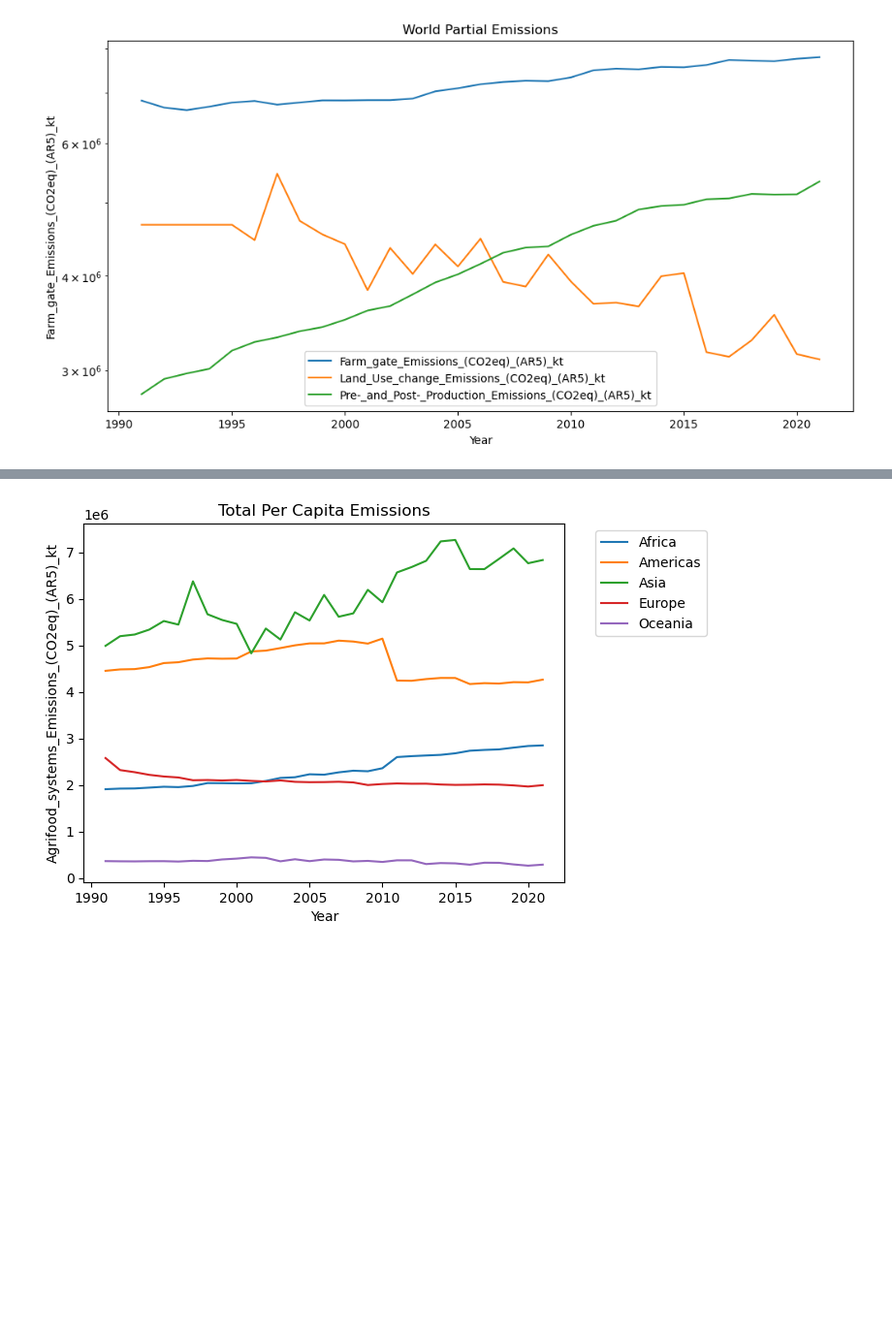
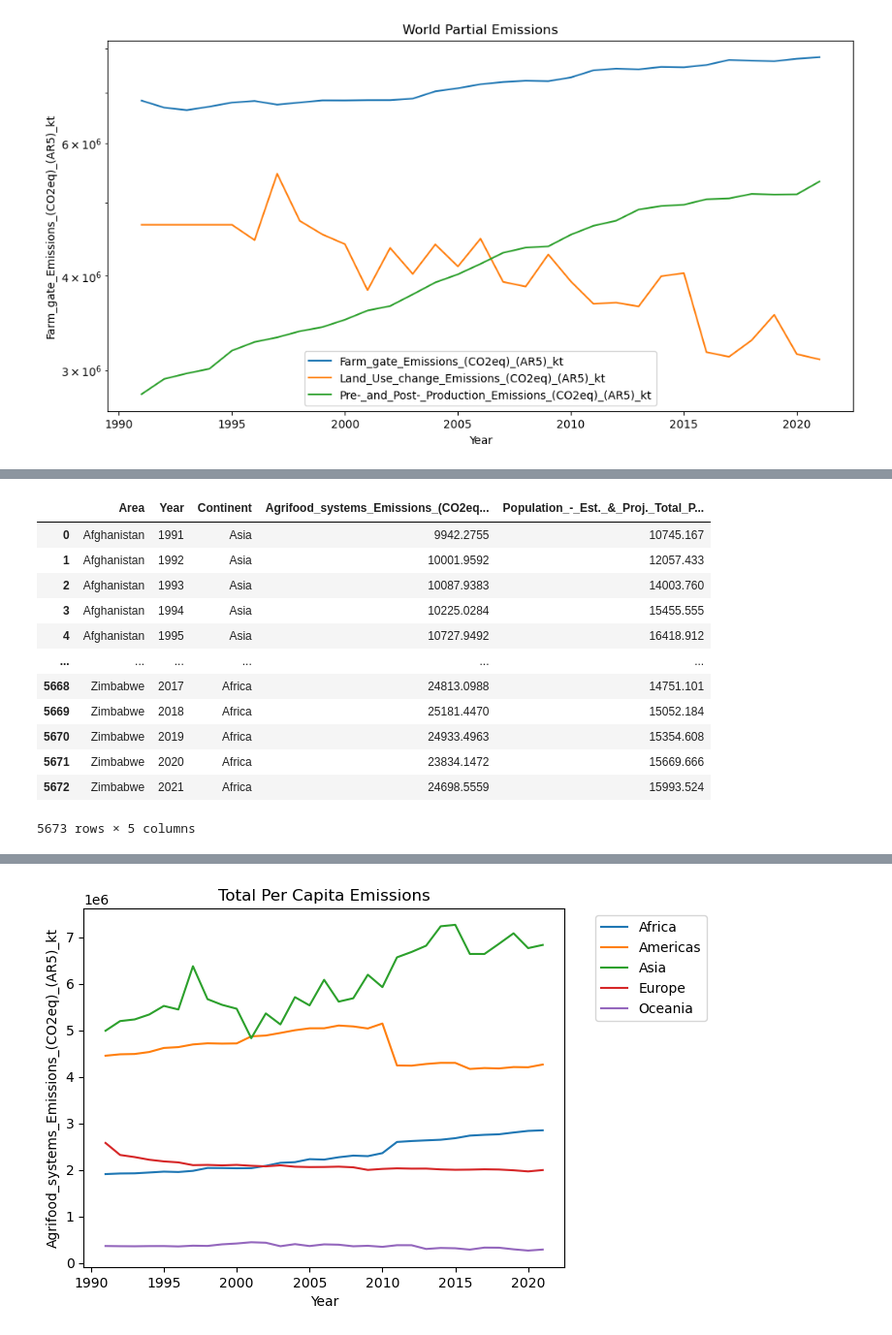
Before and after one commit to ezemriv/FAO-Food-CO2-Footprint, a Jupyter notebook: country_emissions/05_descriptive_plots.ipynb, the cells around one changed output, grey strips where cells are left out. Shown at 97% size. Saved outputs shown, nothing was run; the diff lists cells and outputs as text; code cells hidden in the pictures; blank space fills up the shorter version.

```diff
--- a/country_emissions/05_descriptive_plots.ipynb
+++ b/country_emissions/05_descriptive_plots.ipynb
@@ -40,0 +106,28 @@ plt.show()
+# %%
+continent_df = pd.read_csv("../data/FAOSTAT/clean_data/food_trading/country_to_continent.csv")
+# %%
+plot_data = data[data['Area Code'] < 1000]
+plot_data = pd.merge(plot_data, continent_df, left_on='Area', right_on='Country', how='left')
+plot_data = plot_data.dropna()
+# %%
+# Agrupar por 'Area', 'Year', y sumar 'total_col' y pop_col
+grouped_data = plot_data.groupby(['Area', 'Year', 'Continent']).agg(
+    {total_col: 'sum', pop_col: 'sum'}).reset_index()
+
+# Filtrar los datos entre 1990 y 2021
+filtered_data = grouped_data[(grouped_data['Year'] >= 1990) & (grouped_data['Year'] <= 2021)]
+filtered_data
+# %% [output]
+|  | Area | Year | Continent | Agrifood_systems_Emissions_(CO2eq... | Population_-_Est._&_Proj._Total_P... |
+| 0 | Afghanistan | 1991 | Asia | 9942.2755 | 10745.167 |
+| 1 | Afghanistan | 1992 | Asia | 10001.9592 | 12057.433 |
+| 2 | Afghanistan | 1993 | Asia | 10087.9383 | 14003.760 |
+| 3 | Afghanistan | 1994 | Asia | 10225.0284 | 15455.555 |
+| 4 | Afghanistan | 1995 | Asia | 10727.9492 | 16418.912 |
+| ... | ... | ... | ... | ... | ... |
+| 5668 | Zimbabwe | 2017 | Africa | 24813.0988 | 14751.101 |
+| 5669 | Zimbabwe | 2018 | Africa | 25181.4470 | 15052.184 |
+| 5670 | Zimbabwe | 2019 | Africa | 24933.4963 | 15354.608 |
+| 5671 | Zimbabwe | 2020 | Africa | 23834.1472 | 15669.666 |
+| 5672 | Zimbabwe | 2021 | Africa | 24698.5559 | 15993.524 |
+5673 rows × 5 columns
```
Also changed, not shown: parts of 17 cells of this notebook, 4 other files.
